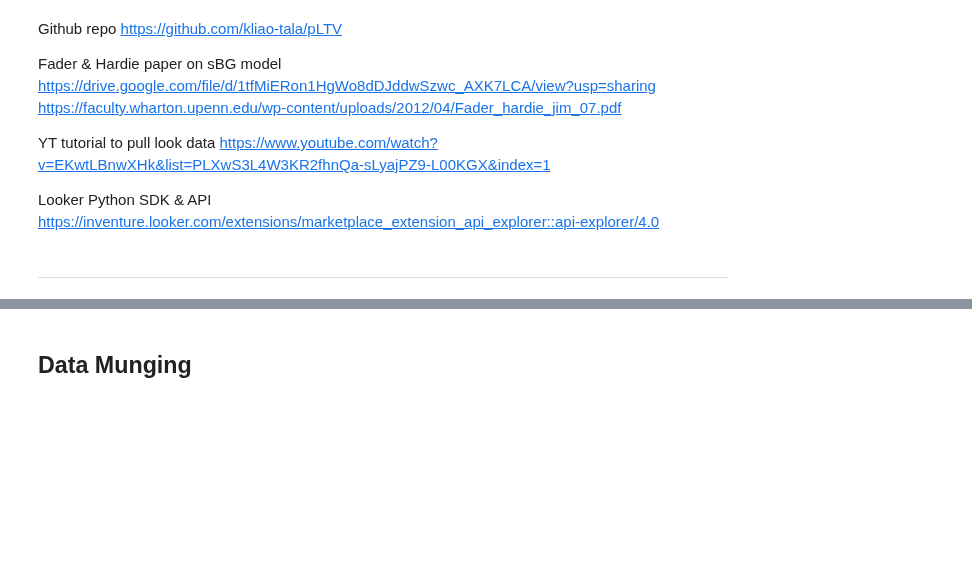
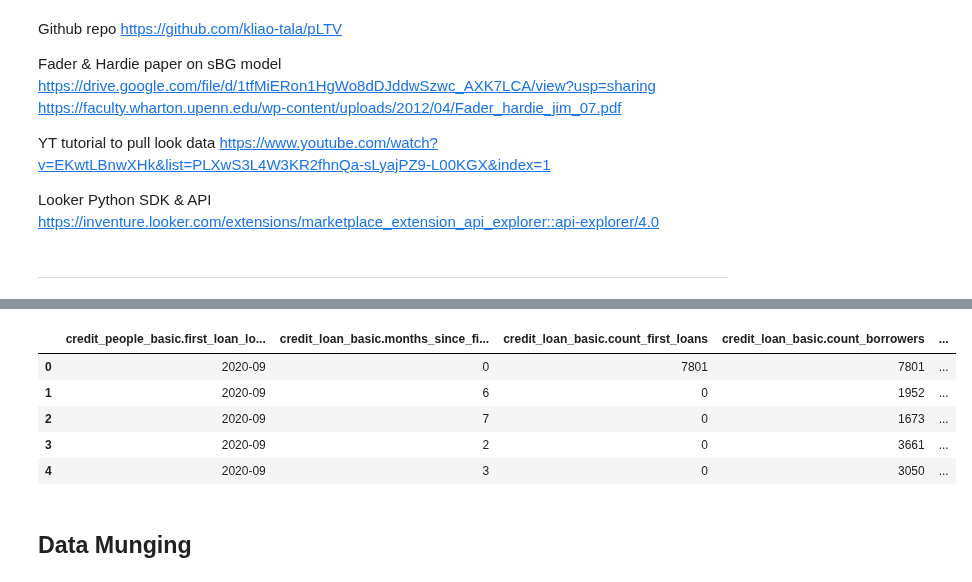
Before and after one commit to kliao-tala/pyltv, a Jupyter notebook: pLTV Python Model Build.ipynb, the cells around one changed output, grey strips where cells are left out. Saved outputs shown, nothing was run; the diff lists cells and outputs as text; code cells hidden in the pictures; blank space fills up the shorter version.

Commit message:
modified sql query

```diff
--- a/pLTV Python Model Build.ipynb
+++ b/pLTV Python Model Build.ipynb
@@ -91,0 +84,10 @@ df
+# %%
+with open('queries/ke_ltv.sql') as f:
+    query = f.read()
+# %%
+start_date = '2020-09-01'
+days_before = 60
+# %%
+query_params = {'REPLACE_DATE': start_date, 'REPLACE_DAYS': str(days_before)}
+for p in query_params:
+    query = query.replace(p, query_params[p])
@@ -92,3 +133,12 @@ df
+# %%
+df.head()
+# %% [output]
+|  | credit_people_basic.first_loan_lo... | credit_loan_basic.months_since_fi... | credit_loan_basic.count_first_loans | credit_loan_basic.count_borrowers | ... |
+| 0 | 2020-09 | 0 | 7801 | 7801 | ... |
+| 1 | 2020-09 | 6 | 0 | 1952 | ... |
+| 2 | 2020-09 | 7 | 0 | 1673 | ... |
+| 3 | 2020-09 | 2 | 0 | 3661 | ... |
+| 4 | 2020-09 | 3 | 0 | 3050 | ... |
 # %% [markdown]
 ## Data Munging
 # %%
```
Also changed, not shown: parts of 11 cells of this notebook, 2 other files.
